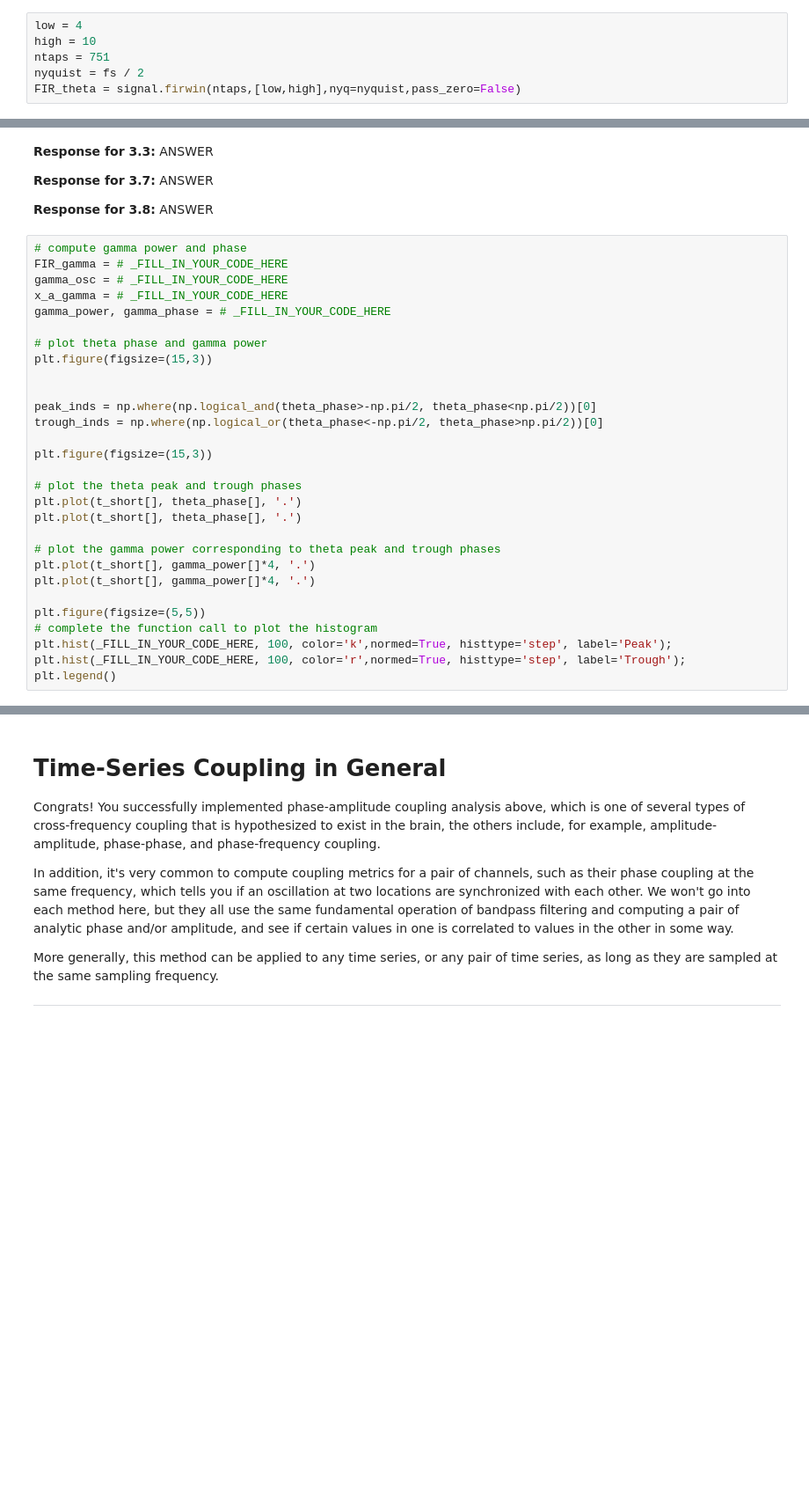
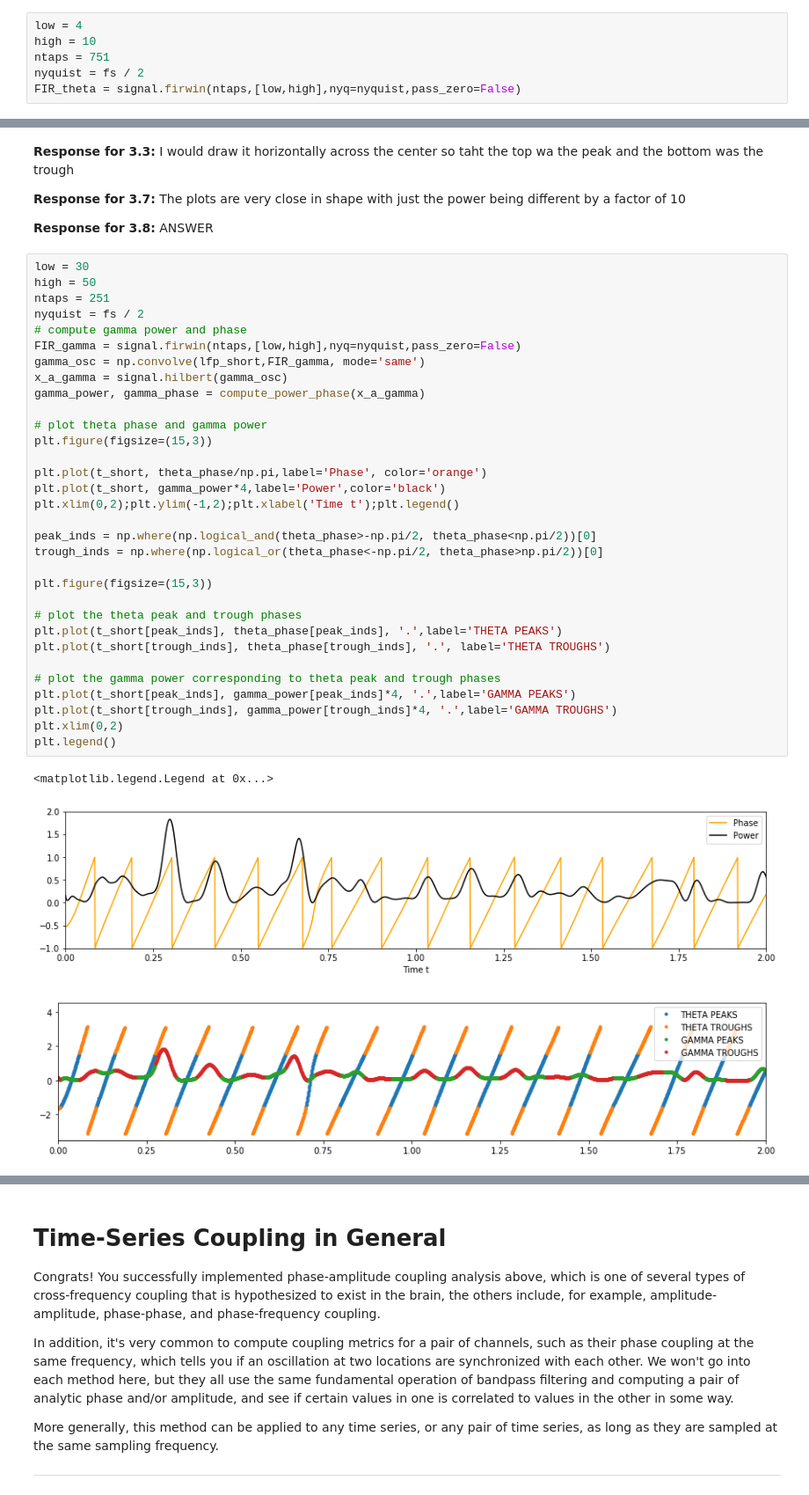
Before and after one commit to benjaminmakowsky/cogs118c, a Jupyter notebook: Assignments/A4-HilbertLFPSpike.ipynb, the cells around one changed output, grey strips where cells are left out. Shown at 88% size. Cells and saved outputs as stored; diff of their text form; blank space fills up the shorter version.

```diff
--- a/Assignments/A4-HilbertLFPSpike.ipynb
+++ b/Assignments/A4-HilbertLFPSpike.ipynb
@@ -237,38 +246,45 @@ There are often multiple oscillations present in a brain recording, at the same
 [BONUS 1] 3.8: Binning theta phase by peak vs. trough is one crude way to do it. Another way to visualize this is to plot the gamma amplitude by their corresponding theta phase. Produce a plot where the x-axis is theta phase and y-axis is gamma amplitude. Just by examining the plot visually, discuss whether this results in similar or different conclusions as Q3.7, and why.
 
 [BONUS 1] 3.9: In the paper, the authors combine the theta phase and gamma amplitude time series into a single complex exponential time series, then compute the modulation index as the vector magnitude of the average complex vector over all time points. Reproduce this analysis, compute and print the modulation index value for the LFP data above, as well as the preferred phase. The modulation index should be about 0.0149.
-# %% [markdown]
-**Response for 3.3:** ANSWER
-
-**Response for 3.7:** ANSWER
-
-**Response for 3.8:** ANSWER
+# %% [markdown]
+**Response for 3.3:** I would draw it horizontally across the center so taht the top wa the peak and the bottom was the trough
+
+**Response for 3.7:** The plots are very close in shape with just the power being different by a factor of 10
+
+**Response for 3.8:** ANSWER
 # %%
+low = 30
+high = 50
+ntaps = 251
+nyquist = fs / 2
 # compute gamma power and phase
-FIR_gamma = # _FILL_IN_YOUR_CODE_HERE
-gamma_osc = # _FILL_IN_YOUR_CODE_HERE
-x_a_gamma = # _FILL_IN_YOUR_CODE_HERE
-gamma_power, gamma_phase = # _FILL_IN_YOUR_CODE_HERE
+FIR_gamma = signal.firwin(ntaps,[low,high],nyq=nyquist,pass_zero=False)
+gamma_osc = np.convolve(lfp_short,FIR_gamma, mode='same')
+x_a_gamma = signal.hilbert(gamma_osc)
+gamma_power, gamma_phase = compute_power_phase(x_a_gamma)
 
 # plot theta phase and gamma power
 plt.figure(figsize=(15,3))
 
+plt.plot(t_short, theta_phase/np.pi,label='Phase', color='orange')
+plt.plot(t_short, gamma_power*4,label='Power',color='black')
+plt.xlim(0,2);plt.ylim(-1,2);plt.xlabel('Time t');plt.legend()
 
 peak_inds = np.where(np.logical_and(theta_phase>-np.pi/2, theta_phase<np.pi/2))[0]
 trough_inds = np.where(np.logical_or(theta_phase<-np.pi/2, theta_phase>np.pi/2))[0]
 
 plt.figure(figsize=(15,3))
 
 # plot the theta peak and trough phases
-plt.plot(t_short[], theta_phase[], '.')
-plt.plot(t_short[], theta_phase[], '.')
+plt.plot(t_short[peak_inds], theta_phase[peak_inds], '.',label='THETA PEAKS')
+plt.plot(t_short[trough_inds], theta_phase[trough_inds], '.', label='THETA TROUGHS')
 
 # plot the gamma power corresponding to theta peak and trough phases
-plt.plot(t_short[], gamma_power[]*4, '.')
-plt.plot(t_short[], gamma_power[]*4, '.')
-
-plt.figure(figsize=(5,5))
-# complete the function call to plot the histogram
-plt.hist(_FILL_IN_YOUR_CODE_HERE, 100, color='k',normed=True, histtype='step', label='Peak');
-plt.hist(_FILL_IN_YOUR_CODE_HERE, 100, color='r',normed=True, histtype='step', label='Trough');
+plt.plot(t_short[peak_inds], gamma_power[peak_inds]*4, '.',label='GAMMA PEAKS')
+plt.plot(t_short[trough_inds], gamma_power[trough_inds]*4, '.',label='GAMMA TROUGHS')
+plt.xlim(0,2)
 plt.legend()
+# %% [output]
+<matplotlib.legend.Legend at 0x...>
+[figure, added]
+[figure, added]
```
Also changed, not shown: parts of 11 cells of this notebook, 2 other files.
